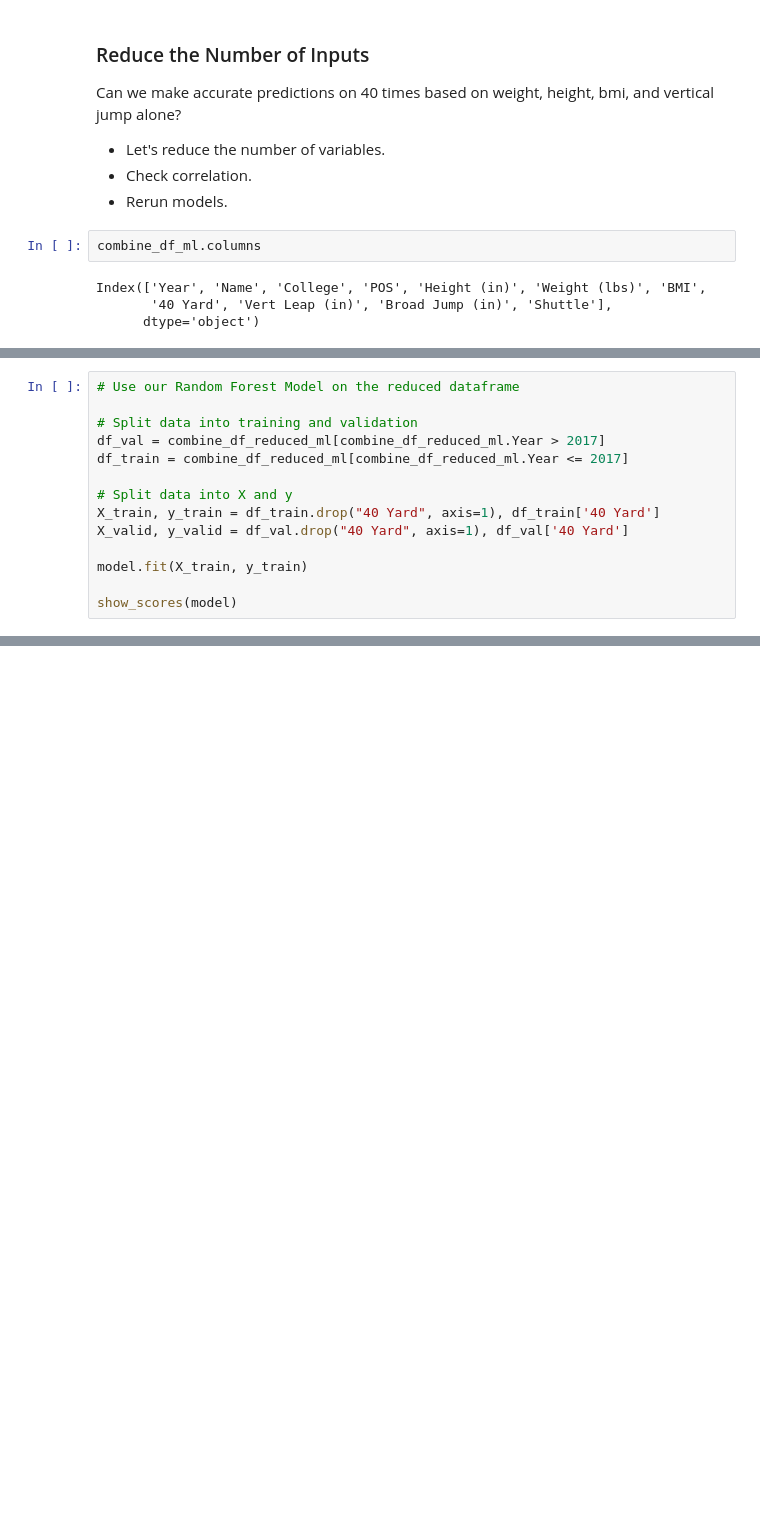
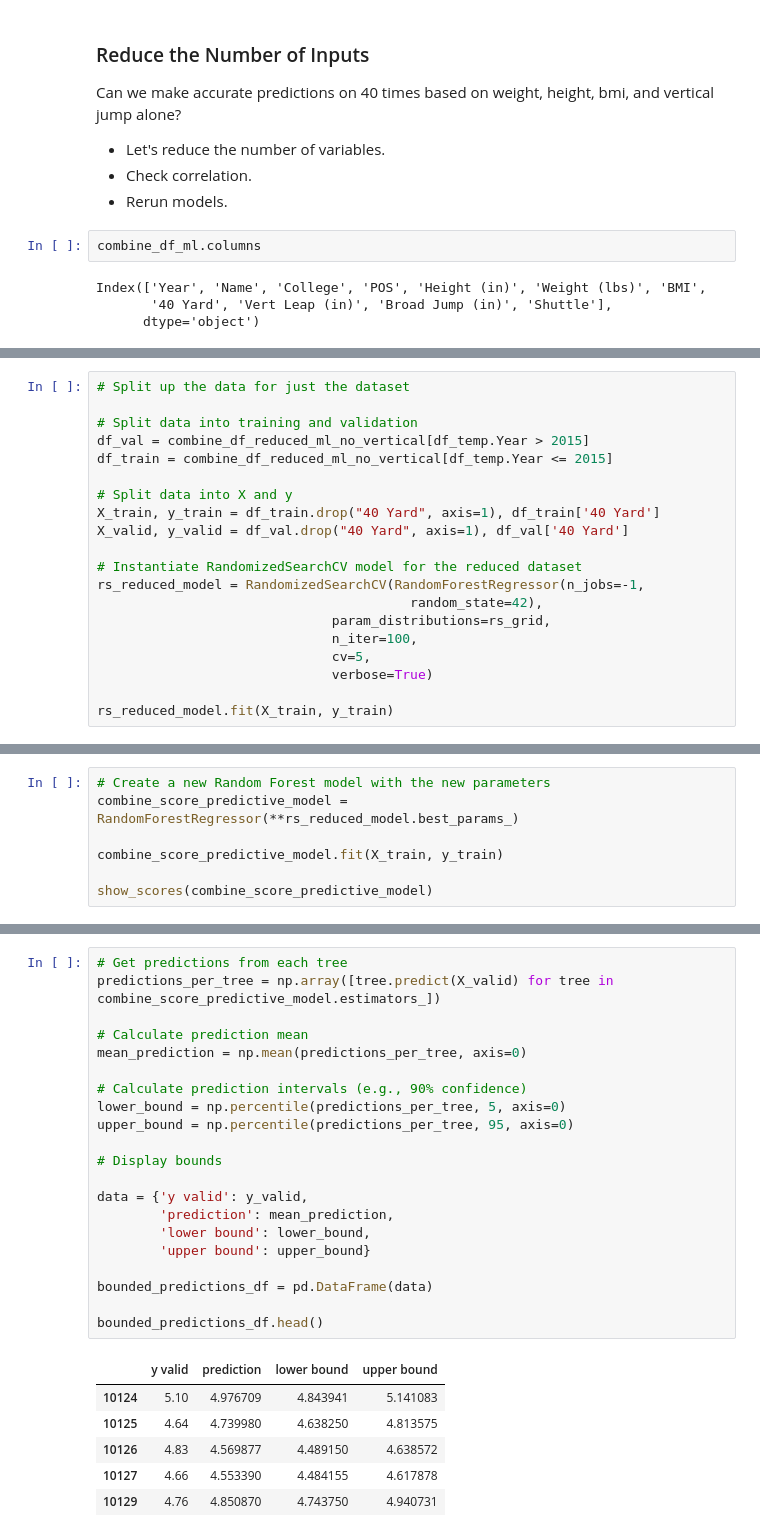
Before and after one commit to seancary62/NFL_Combine, a Jupyter notebook: NFL_Combine_Regression_ML.ipynb, the cells around one changed output, grey strips where cells are left out. Cells and saved outputs as stored; diff of their text form; blank space fills up the shorter version.

```diff
--- a/NFL_Combine_Regression_ML.ipynb
+++ b/NFL_Combine_Regression_ML.ipynb
@@ -380,15 +553,21 @@ It's interesting how much weight had an impact on correlation. Height is still s
 # %%
-# Use our Random Forest Model on the reduced dataframe
+# Split up the data for just the dataset
 
 # Split data into training and validation
-df_val = combine_df_reduced_ml[combine_df_reduced_ml.Year > 2017]
-df_train = combine_df_reduced_ml[combine_df_reduced_ml.Year <= 2017]
+df_val = combine_df_reduced_ml_no_vertical[df_temp.Year > 2015]
+df_train = combine_df_reduced_ml_no_vertical[df_temp.Year <= 2015]
 
 # Split data into X and y
 X_train, y_train = df_train.drop("40 Yard", axis=1), df_train['40 Yard']
 X_valid, y_valid = df_val.drop("40 Yard", axis=1), df_val['40 Yard']
 
-model.fit(X_train, y_train)
+# Instantiate RandomizedSearchCV model for the reduced dataset
+rs_reduced_model = RandomizedSearchCV(RandomForestRegressor(n_jobs=-1,
+                                        random_state=42),
+                              param_distributions=rs_grid,
+                              n_iter=100,
+                              cv=5,
+                              verbose=True)
 
-show_scores(model)
+rs_reduced_model.fit(X_train, y_train)
 # %% [output]
@@ -400,0 +595,7 @@ show_scores(model)
+# %%
+# Create a new Random Forest model with the new parameters
+combine_score_predictive_model = RandomForestRegressor(**rs_reduced_model.best_params_)
+
+combine_score_predictive_model.fit(X_train, y_train)
+
+show_scores(combine_score_predictive_model)
@@ -400,0 +614,28 @@ show_scores(model)
+# %%
+# Get predictions from each tree
+predictions_per_tree = np.array([tree.predict(X_valid) for tree in combine_score_predictive_model.estimators_])
+
+# Calculate prediction mean
+mean_prediction = np.mean(predictions_per_tree, axis=0)
+
+# Calculate prediction intervals (e.g., 90% confidence)
+lower_bound = np.percentile(predictions_per_tree, 5, axis=0)
+upper_bound = np.percentile(predictions_per_tree, 95, axis=0)
+
+# Display bounds
+
+data = {'y valid': y_valid,
+        'prediction': mean_prediction,
+        'lower bound': lower_bound,
+        'upper bound': upper_bound}
+
+bounded_predictions_df = pd.DataFrame(data)
+
+bounded_predictions_df.head()
+# %% [output]
+|  | y valid | prediction | lower bound | upper bound |
+| 10124 | 5.10 | 4.976709 | 4.843941 | 5.141083 |
+| 10125 | 4.64 | 4.739980 | 4.638250 | 4.813575 |
+| 10126 | 4.83 | 4.569877 | 4.489150 | 4.638572 |
+| 10127 | 4.66 | 4.553390 | 4.484155 | 4.617878 |
+| 10129 | 4.76 | 4.850870 | 4.743750 | 4.940731 |
```
Also changed, not shown: parts of 30 cells of this notebook, 6 other files.
